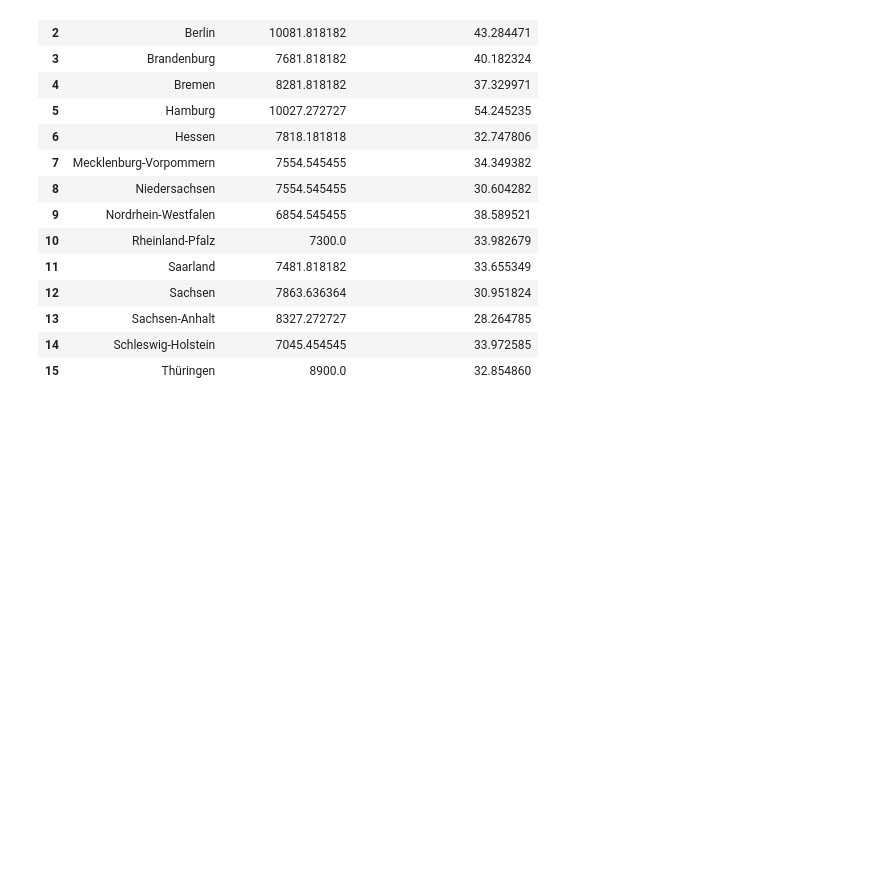
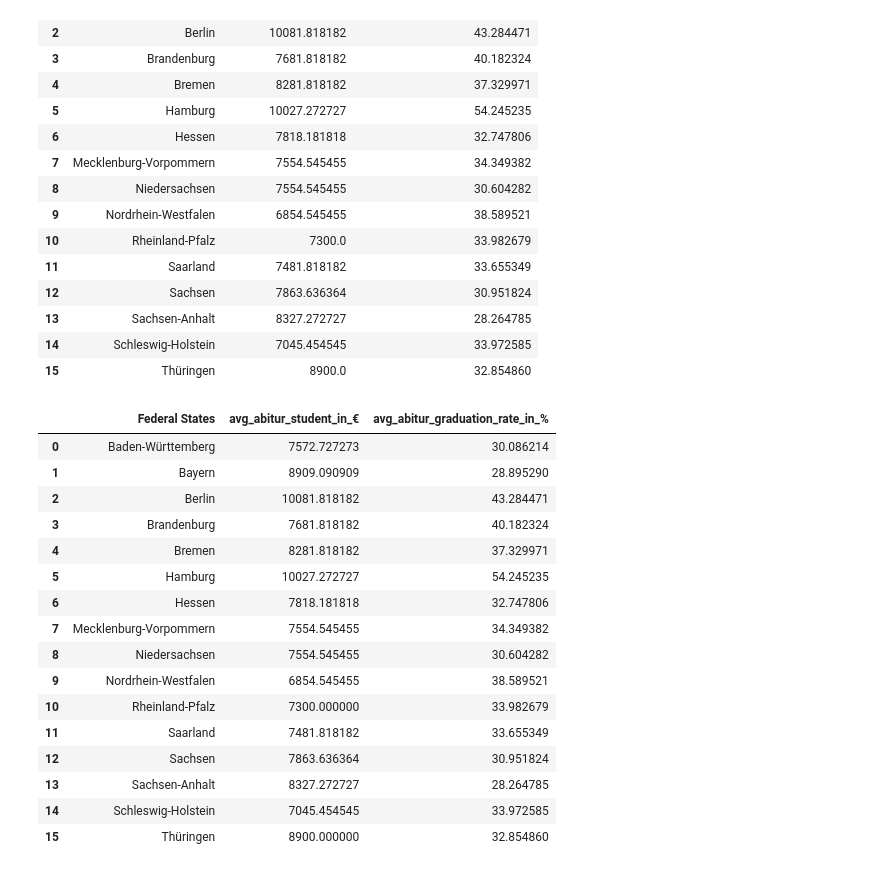
Before and after one commit to Stargazer-ger/capstone_project_hh_23_1, a Jupyter notebook: ausgaben_kk1_dr.ipynb, the cells around one changed output. Saved outputs shown, nothing was run; the diff lists cells and outputs as text; code cells hidden in the pictures; blank space fills up the shorter version.

```diff
--- a/ausgaben_kk1_dr.ipynb
+++ b/ausgaben_kk1_dr.ipynb
@@ -242,3 +282,24 @@ df_merged.rename(columns={'avg_abitur_student in €':'avg_abitur_student_in_€
                           'avg_abitur_graduation_rate in %':'avg_abitur_graduation_rate_in_%'}, inplace=True)
 # %%
 #df_merged.to_csv('./Tableau/invest_graduation.csv', index=False)
+# %%
+test = pd.read_csv('./Tableau/invest_graduation.csv')
+test
+# %% [output]
+|  | Federal States | avg_abitur_student_in_€ | avg_abitur_graduation_rate_in_% |
+| 0 | Baden-Württemberg | 7572.727273 | 30.086214 |
+| 1 | Bayern | 8909.090909 | 28.895290 |
+| 2 | Berlin | 10081.818182 | 43.284471 |
+| 3 | Brandenburg | 7681.818182 | 40.182324 |
+| 4 | Bremen | 8281.818182 | 37.329971 |
+| 5 | Hamburg | 10027.272727 | 54.245235 |
+| 6 | Hessen | 7818.181818 | 32.747806 |
+| 7 | Mecklenburg-Vorpommern | 7554.545455 | 34.349382 |
+| 8 | Niedersachsen | 7554.545455 | 30.604282 |
+| 9 | Nordrhein-Westfalen | 6854.545455 | 38.589521 |
+| 10 | Rheinland-Pfalz | 7300.000000 | 33.982679 |
+| 11 | Saarland | 7481.818182 | 33.655349 |
+| 12 | Sachsen | 7863.636364 | 30.951824 |
+| 13 | Sachsen-Anhalt | 8327.272727 | 28.264785 |
+| 14 | Schleswig-Holstein | 7045.454545 | 33.972585 |
+| 15 | Thüringen | 8900.000000 | 32.854860 |
```
Also changed, not shown: parts of 22 cells of this notebook, 6 other files.
